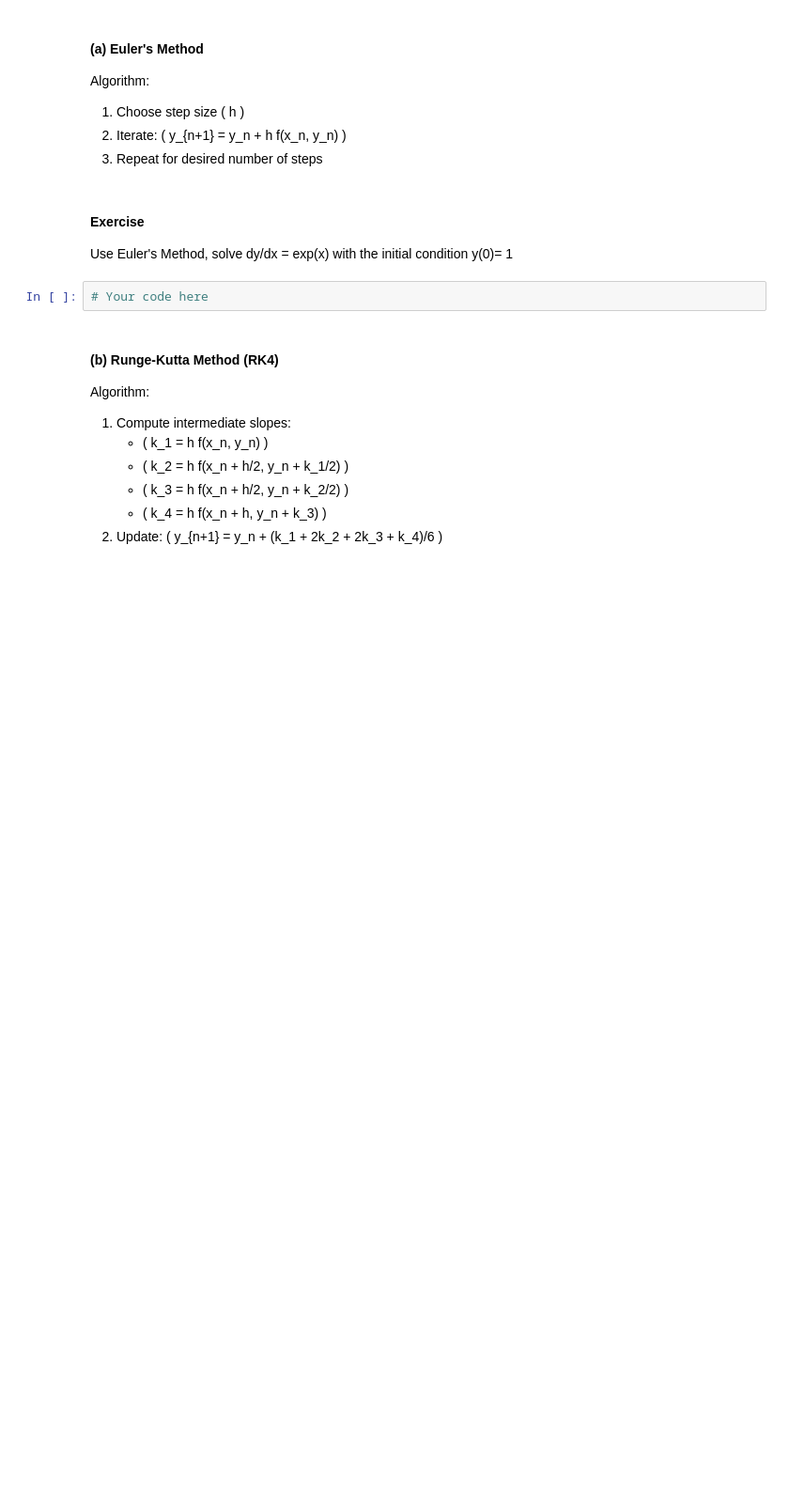
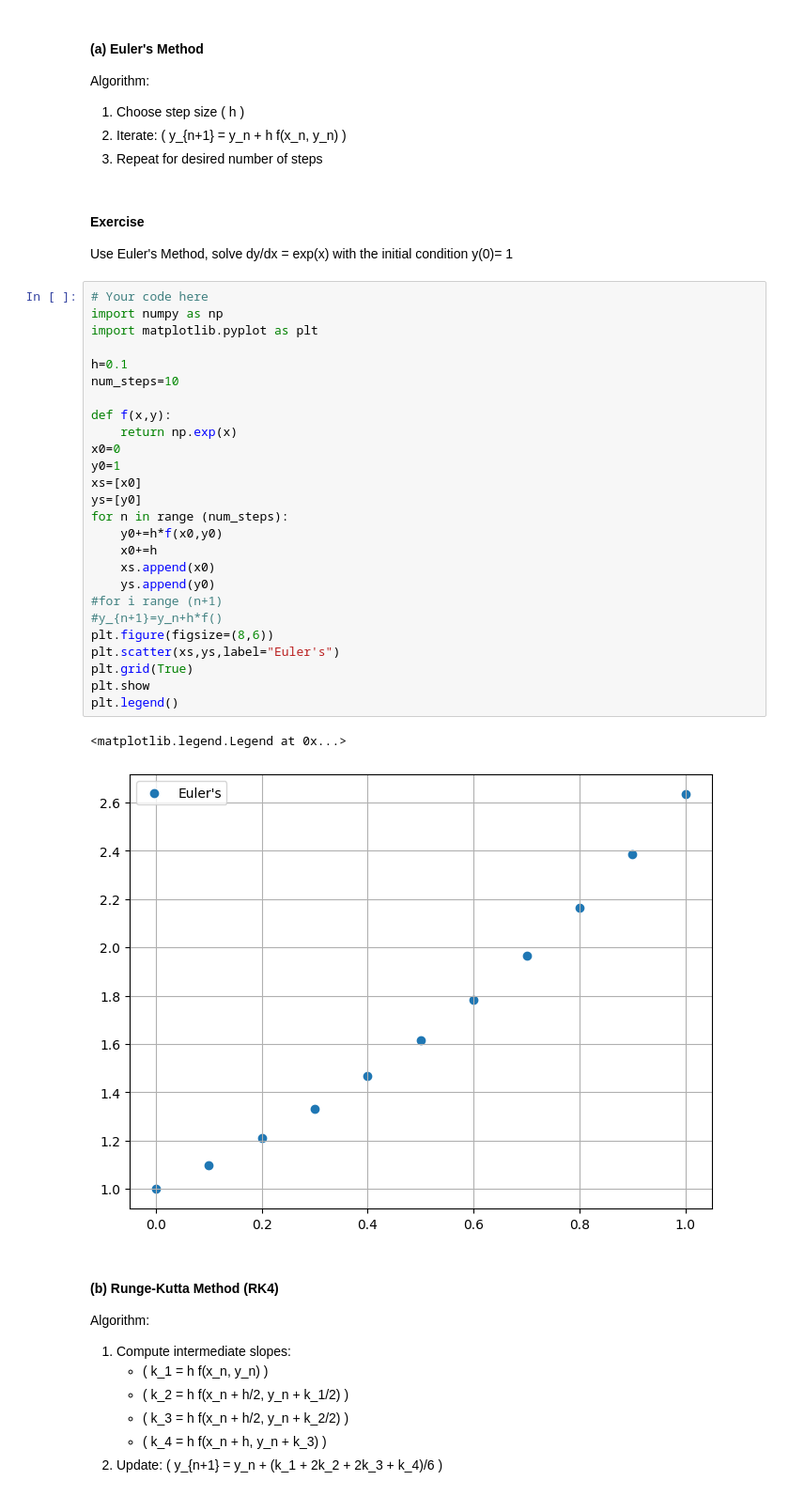
Before and after one commit to sshashkina/Engineering-Methods, a Jupyter notebook: Lecture 10_Interpolation_Differentiation.ipynb, the cells around one changed output. Shown at 94% size. Drawn from its saved outputs; the diff is of its cells as text; blank space fills up the shorter version.

```diff
--- a/Lecture 10_Interpolation_Differentiation.ipynb
+++ b/Lecture 10_Interpolation_Differentiation.ipynb
@@ -196,6 +411,33 @@ Algorithm:
 Use Euler's Method, solve dy/dx = exp(x) with the initial condition y(0)= 1
 # %%
 # Your code here
+import numpy as np
+import matplotlib.pyplot as plt
+
+h=0.1
+num_steps=10
+
+def f(x,y):
+    return np.exp(x)
+x0=0
+y0=1
+xs=[x0]
+ys=[y0]
+for n in range (num_steps):
+    y0+=h*f(x0,y0)
+    x0+=h
+    xs.append(x0)
+    ys.append(y0)
+#for i range (n+1)
+#y_{n+1}=y_n+h*f()
+plt.figure(figsize=(8,6))
+plt.scatter(xs,ys,label="Euler's")
+plt.grid(True)
+plt.show
+plt.legend()
+# %% [output]
+<matplotlib.legend.Legend at 0x...>
+[figure, added]
 # %% [markdown]
 
 #### (b) Runge-Kutta Method (RK4)
```
Also changed, not shown: parts of 7 cells of this notebook.
